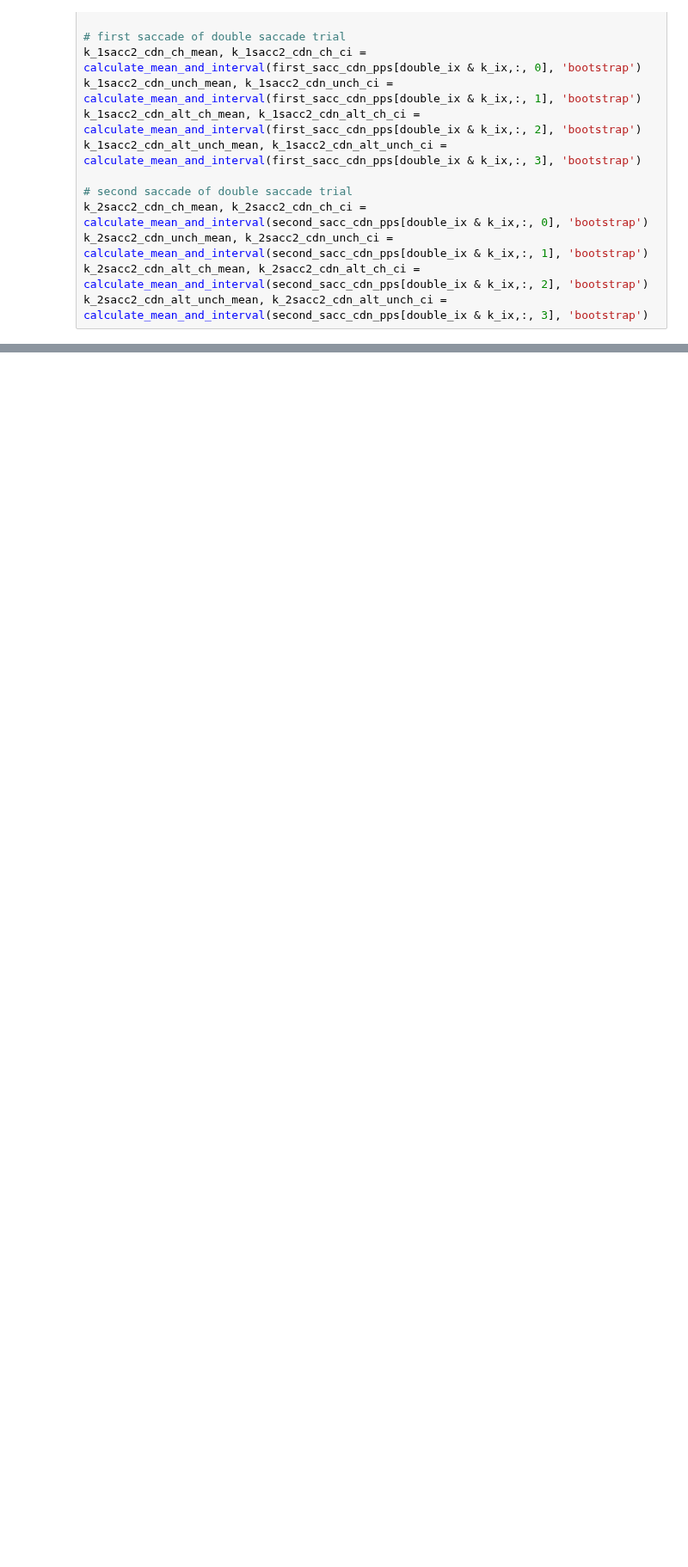
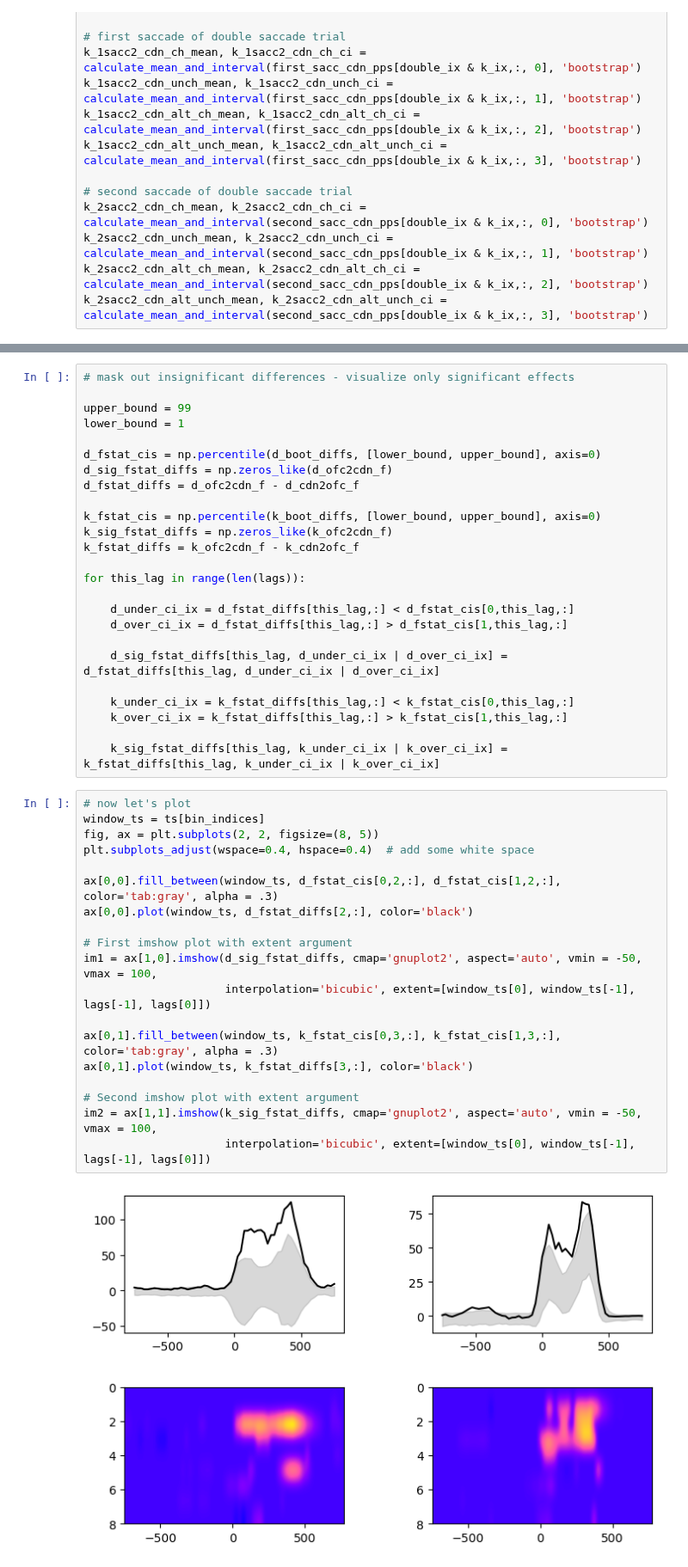
Before and after one commit to t-elston/FS_self_control, a Jupyter notebook: analysis/saccade_aligned_decoders_sandbox.ipynb, the cells around one changed output, grey strips where cells are left out. Shown at 86% size. Cells and saved outputs as stored; diff of their text form; blank space fills up the shorter version.

```diff
--- a/analysis/saccade_aligned_decoders_sandbox.ipynb
+++ b/analysis/saccade_aligned_decoders_sandbox.ipynb
@@ -643,0 +820,46 @@ ax[1,2].set_ylim(subject_k_y_ylims)
+# %%
+# mask out insignificant differences - visualize only significant effects
+
+upper_bound = 99
+lower_bound = 1
+
+d_fstat_cis = np.percentile(d_boot_diffs, [lower_bound, upper_bound], axis=0)
+d_sig_fstat_diffs = np.zeros_like(d_ofc2cdn_f)
+d_fstat_diffs = d_ofc2cdn_f - d_cdn2ofc_f
+
+k_fstat_cis = np.percentile(k_boot_diffs, [lower_bound, upper_bound], axis=0)
+k_sig_fstat_diffs = np.zeros_like(k_ofc2cdn_f)
+k_fstat_diffs = k_ofc2cdn_f - k_cdn2ofc_f
+
+for this_lag in range(len(lags)):
+
+    d_under_ci_ix = d_fstat_diffs[this_lag,:] < d_fstat_cis[0,this_lag,:]
+    d_over_ci_ix = d_fstat_diffs[this_lag,:] > d_fstat_cis[1,this_lag,:]
+
+    d_sig_fstat_diffs[this_lag, d_under_ci_ix | d_over_ci_ix] = d_fstat_diffs[this_lag, d_under_ci_ix | d_over_ci_ix]
+
+    k_under_ci_ix = k_fstat_diffs[this_lag,:] < k_fstat_cis[0,this_lag,:]
+    k_over_ci_ix = k_fstat_diffs[this_lag,:] > k_fstat_cis[1,this_lag,:]
+
+    k_sig_fstat_diffs[this_lag, k_under_ci_ix | k_over_ci_ix] = k_fstat_diffs[this_lag, k_under_ci_ix | k_over_ci_ix]
+# %%
+# now let's plot
+window_ts = ts[bin_indices]
+fig, ax = plt.subplots(2, 2, figsize=(8, 5))
+plt.subplots_adjust(wspace=0.4, hspace=0.4)  # add some white space
+
+ax[0,0].fill_between(window_ts, d_fstat_cis[0,2,:], d_fstat_cis[1,2,:], color='tab:gray', alpha = .3)
+ax[0,0].plot(window_ts, d_fstat_diffs[2,:], color='black')
+
+# First imshow plot with extent argument
+im1 = ax[1,0].imshow(d_sig_fstat_diffs, cmap='gnuplot2', aspect='auto', vmin = -50, vmax = 100,
+                     interpolation='bicubic', extent=[window_ts[0], window_ts[-1], lags[-1], lags[0]])
+
+ax[0,1].fill_between(window_ts, k_fstat_cis[0,3,:], k_fstat_cis[1,3,:], color='tab:gray', alpha = .3)
+ax[0,1].plot(window_ts, k_fstat_diffs[3,:], color='black')
+
+# Second imshow plot with extent argument
+im2 = ax[1,1].imshow(k_sig_fstat_diffs, cmap='gnuplot2', aspect='auto', vmin = -50, vmax = 100,
+                     interpolation='bicubic', extent=[window_ts[0], window_ts[-1], lags[-1], lags[0]])
+# %% [output]
+[figure, added]
```
Also changed, not shown: parts of 7 cells of this notebook.
